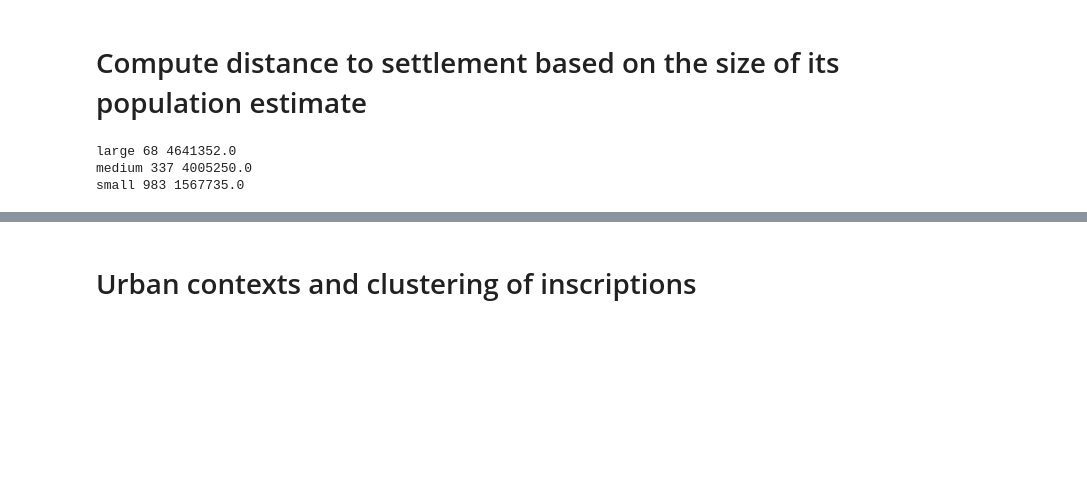
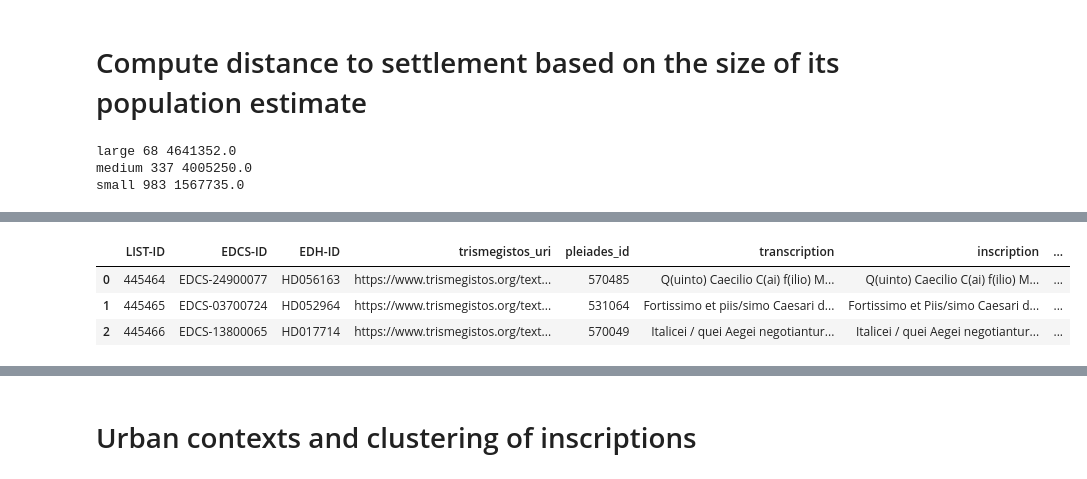
Before and after one commit to past-networks/roman_ECI, a Jupyter notebook: scripts/data-generation/3_URBAN-CONTEXTS.ipynb, the cells around one changed output, grey strips where cells are left out. Saved outputs shown, nothing was run; the diff lists cells and outputs as text; code cells hidden in the pictures; blank space fills up the shorter version.

```diff
--- a/scripts/data-generation/3_URBAN-CONTEXTS.ipynb
+++ b/scripts/data-generation/3_URBAN-CONTEXTS.ipynb
@@ -244 +275,8 @@ LIST.head(5)
+# %%
+LISTgeo.head(3)
+# %% [output]
+|  | LIST-ID | EDCS-ID | EDH-ID | trismegistos_uri | pleiades_id | transcription | inscription | ... |
+| 0 | 445464 | EDCS-24900077 | HD056163 | https://www.trismegistos.org/text... | 570485 | Q(uinto) Caecilio C(ai) f(ilio) M... | Q(uinto) Caecilio C(ai) f(ilio) M... | ... |
+| 1 | 445465 | EDCS-03700724 | HD052964 | https://www.trismegistos.org/text... | 531064 | Fortissimo et piis/simo Caesari d... | Fortissimo et Piis/simo Caesari d... | ... |
+| 2 | 445466 | EDCS-13800065 | HD017714 | https://www.trismegistos.org/text... | 570049 | Italicei / quei Aegei negotiantur... | Italicei / quei Aegei negotiantur... | ... |
 # %%
```
Also changed, not shown: parts of 34 cells of this notebook, 31 other files.
